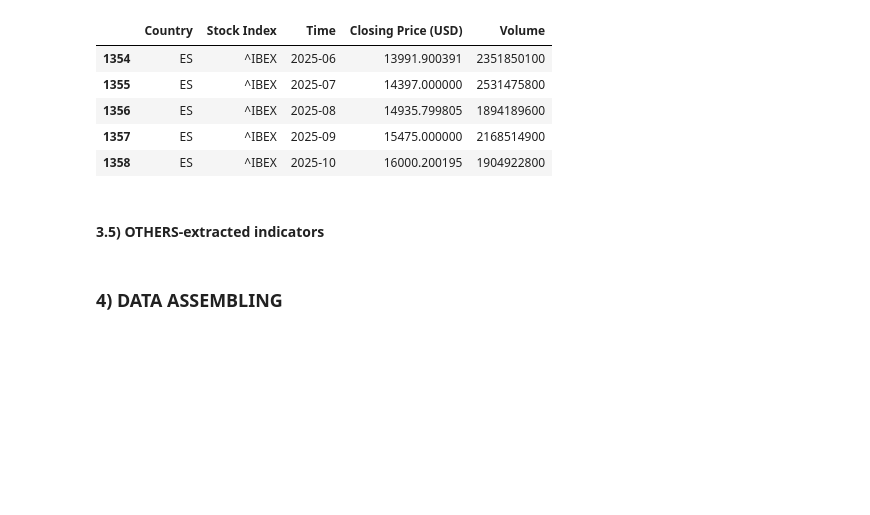
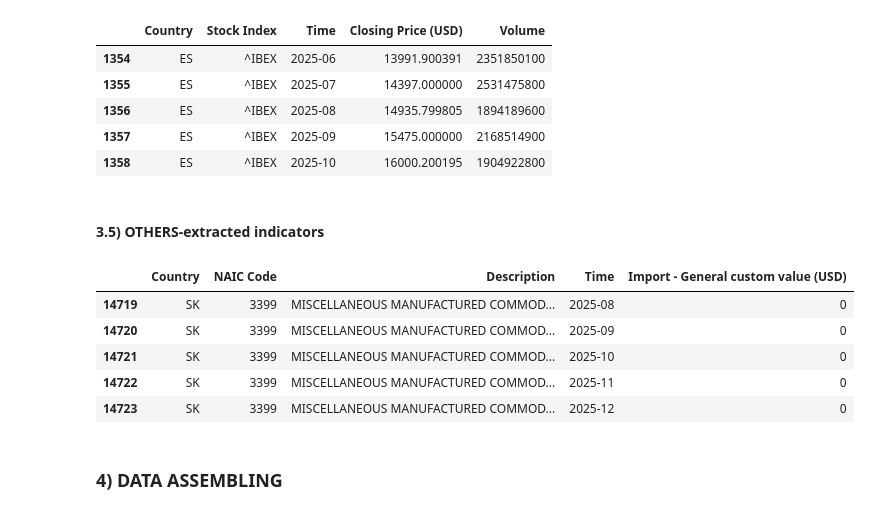
Before and after one commit to EliaLand/PSTR_Financial_Econometrics, a Jupyter notebook: data_fetcher/main.ipynb, the cells around one changed output. Saved outputs shown, nothing was run; the diff lists cells and outputs as text; code cells hidden in the pictures; blank space fills up the shorter version.

```diff
--- a/data_fetcher/main.ipynb
+++ b/data_fetcher/main.ipynb
@@ -494,4 +517,30 @@ EURO_stock_m_raw.tail()
 | 1358 | ES | ^IBEX | 2025-10 | 16000.200195 | 1904922800 |
 # %% [markdown]
 #### **3.5) OTHERS-extracted indicators**
+# %%
+# US Import General by NAICS Codes and EU member country (monthly, general custom value in USD, not seasonally adjusted, 2020-01, 2025-12)
+# Manually extracted from the USITC DataWeb (U.S. Department of Commerce): https://dataweb.usitc.gov/trade/search/GenImp/NAIC
+# (!!!) We take the general custom value as the tariffs applies on the overall value, regardless of the quantity traded
+# (!!!) NAIC codes: 3334, 3353, 3399, 3312, 3331, 3339, 3351, 3357, 3363, 3398
+
+US_import_raw = pd.read_csv("US_import_USITC_raw.csv")
+US_import_raw = US_import_raw.rename(columns={
+    "SIC_Code" : "NAIC Code",
+    "Desciption": "NAIC Code Description",
+    "YearMonth" : "Time",
+    "Value": "Import - General custom value (USD)"
+})
+US_import_raw["Country"] = US_import_raw["Country"].replace(
+    {"Czechia (Czech Republic)": "CZ"}
+)
+US_import_raw = US_import_raw.sort_values(["Country", "NAIC Code", "Time"]).reset_index(drop=True)
+
+US_import_raw.tail()
+# %% [output]
+|  | Country | NAIC Code | Description | Time | Import - General custom value (USD) |
+| 14719 | SK | 3399 | MISCELLANEOUS MANUFACTURED COMMOD... | 2025-08 | 0 |
+| 14720 | SK | 3399 | MISCELLANEOUS MANUFACTURED COMMOD... | 2025-09 | 0 |
+| 14721 | SK | 3399 | MISCELLANEOUS MANUFACTURED COMMOD... | 2025-10 | 0 |
+| 14722 | SK | 3399 | MISCELLANEOUS MANUFACTURED COMMOD... | 2025-11 | 0 |
+| 14723 | SK | 3399 | MISCELLANEOUS MANUFACTURED COMMOD... | 2025-12 | 0 |
 # %%
```
Also changed, not shown: parts of 5 cells of this notebook, 2 other files.
